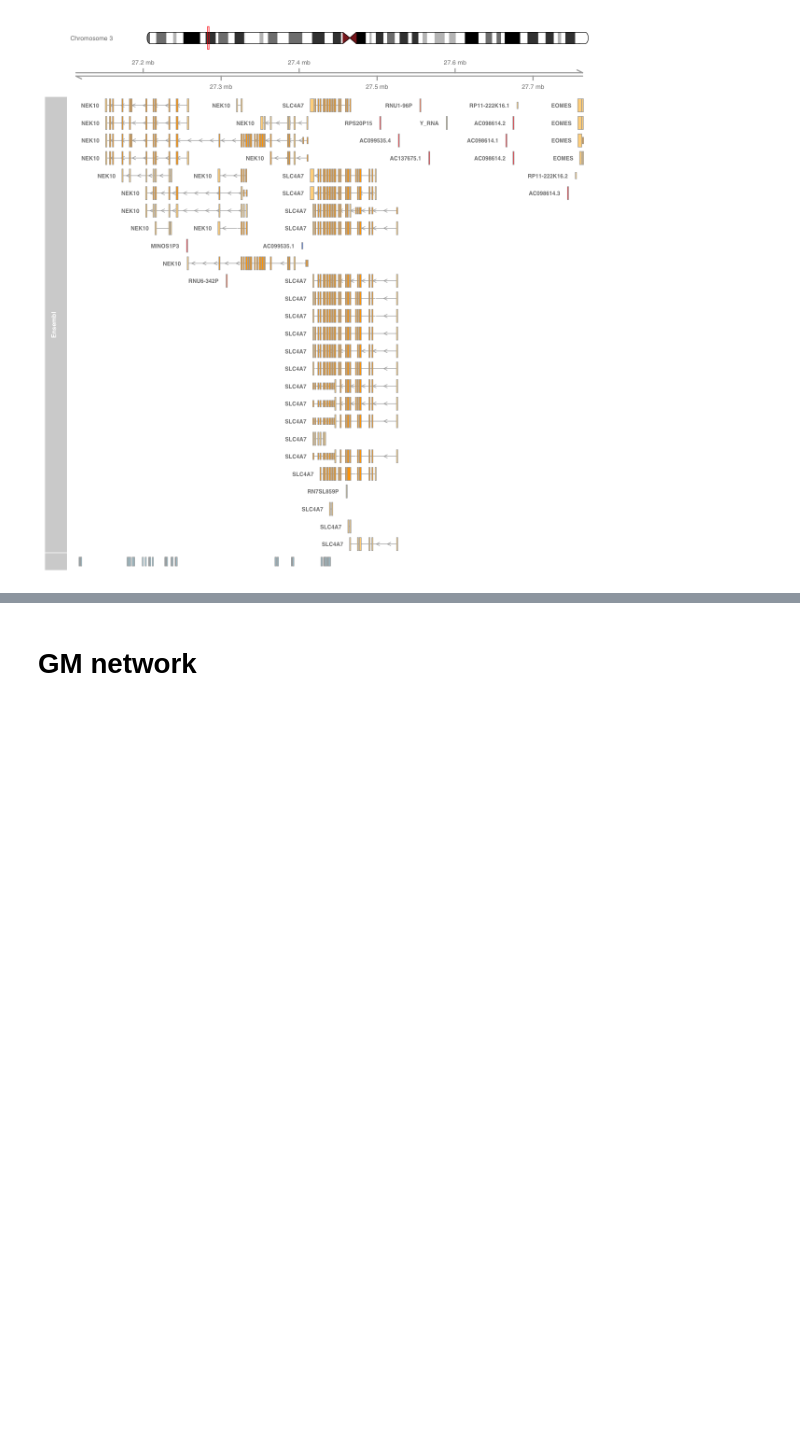
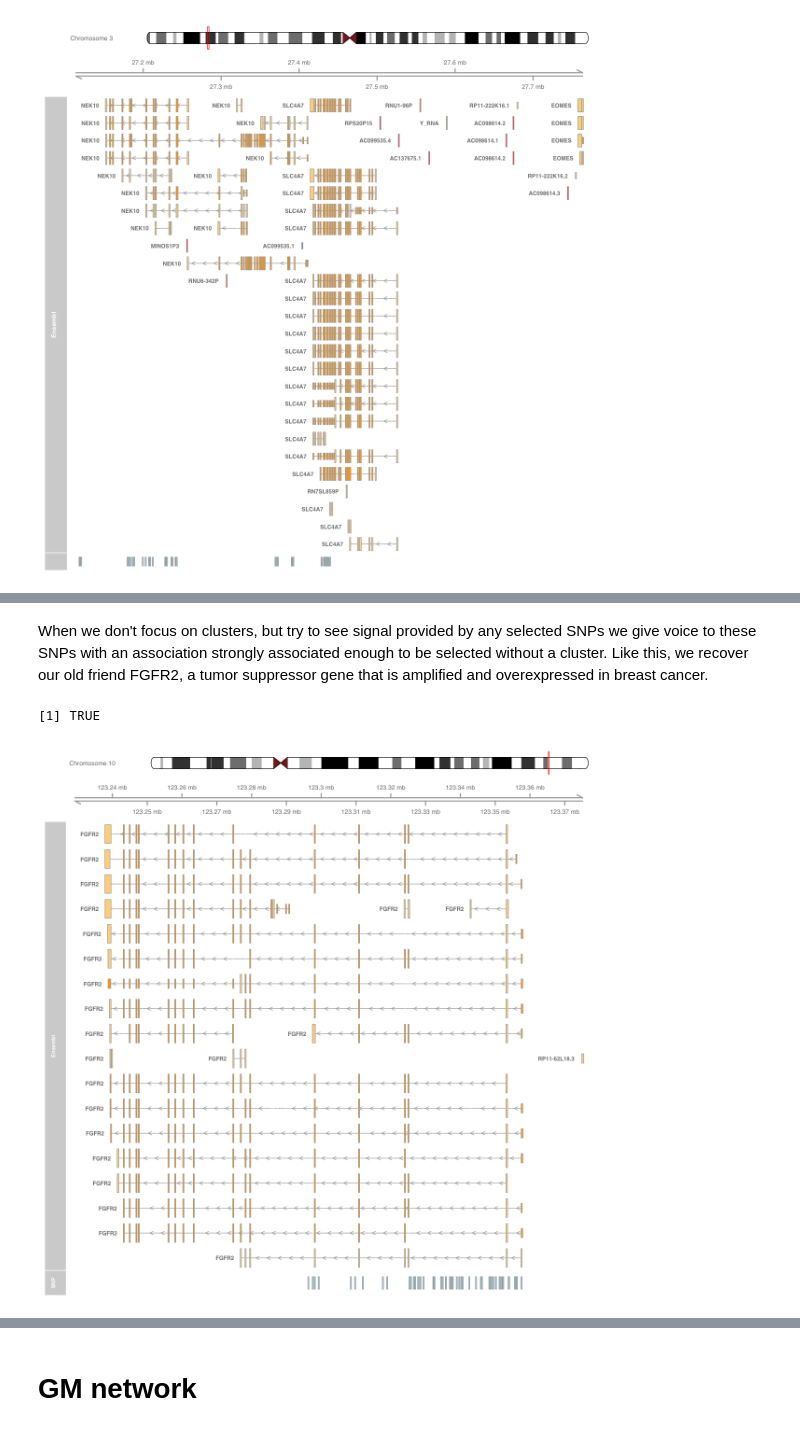
Before and after one commit to hclimente/genewa, a Jupyter notebook: results/evo/evo_analysis.ipynb, the cells around one changed output, grey strips where cells are left out. Saved outputs shown, nothing was run; the diff lists cells and outputs as text; code cells hidden in the pictures; blank space fills up the shorter version.

```diff
--- a/results/evo/evo_analysis.ipynb
+++ b/results/evo/evo_analysis.ipynb
@@ -112,0 +145,11 @@ Here we retrieve our old-friend NEK10, a protein kinase involved in cell-cycle c
+# %% [markdown]
+When we don't focus on clusters, but try to see signal provided by any selected SNPs we give voice to these SNPs with an association strongly associated enough to be selected without a cluster. Like this, we recover our old friend FGFR2, a tumor suppressor gene that is amplified and overexpressed in breast cancer.
+# %%
+gs %>%
+    # FGFR2 SNPs
+    filter(selected & chr == 10 & pos > 123296158 & pos < 123357561) %>%
+    .$cluster %>%
+    plot_snp_cluster(gs, .)
+# %% [output]
+[1] TRUE
+[figure, added]
```
Also changed, not shown: parts of 21 cells of this notebook.
